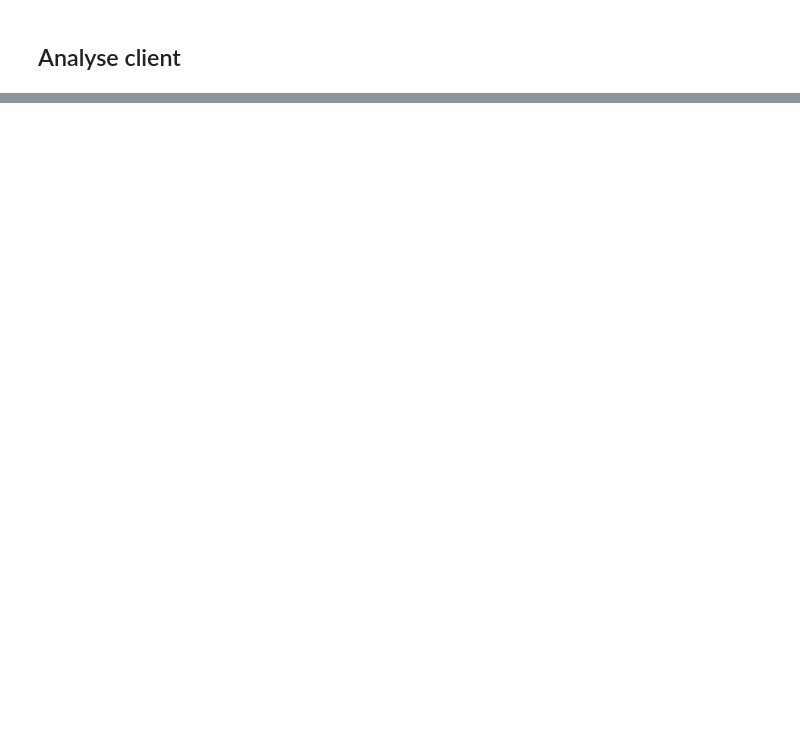
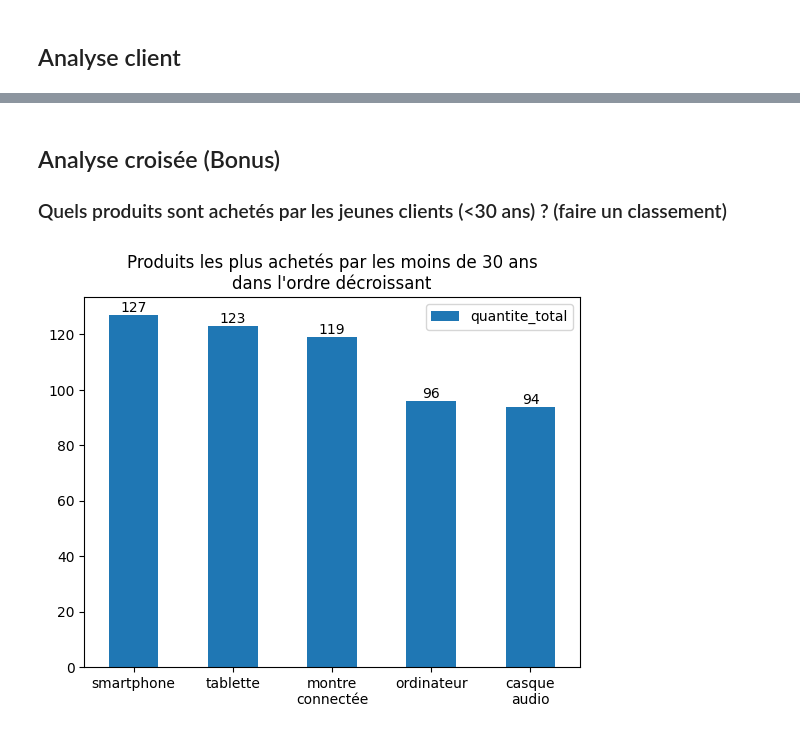
Before and after one commit to thomas-lefloch/spark_dbt, a Jupyter notebook: data_cleaning.ipynb, the cells around one changed output, grey strips where cells are left out. Saved outputs shown, nothing was run; the diff lists cells and outputs as text; code cells hidden in the pictures; blank space fills up the shorter version.

```diff
--- a/data_cleaning.ipynb
+++ b/data_cleaning.ipynb
@@ -549,0 +598,28 @@ _ = data.plot.pie(
+# %% [markdown]
+## Analyse croisée (Bonus)
+### Quels produits sont achetés par les jeunes clients (<30 ans) ? (faire un classement)
+# %%
+query = """
+SELECT
+    produit_nom,
+    SUM(quantite) AS quantite_total
+FROM fact_vente
+JOIN dim_produit ON fact_vente.produit_id = dim_produit.produit_id
+JOIN dim_client ON fact_vente.client_id = dim_client.client_id
+WHERE client_age < 30
+GROUP BY produit_nom
+ORDER BY quantite_total DESC;
+"""
+
+data = sql(query)
+data["produit_nom"] = data["produit_nom"].str.replace(" ", "\n")
+plt = data.plot.bar(
+    y="quantite_total",
+    x="produit_nom",
+    title="Produits les plus achetés par les moins de 30 ans\ndans l'ordre décroissant",
+)
+plt.bar_label(plt.containers[0])
+plt.tick_params(axis="x", labelrotation=0)
+_ = plt.set_xlabel("")
+# %% [output]
+[figure, added]
```
Also changed, not shown: parts of 23 cells of this notebook.
